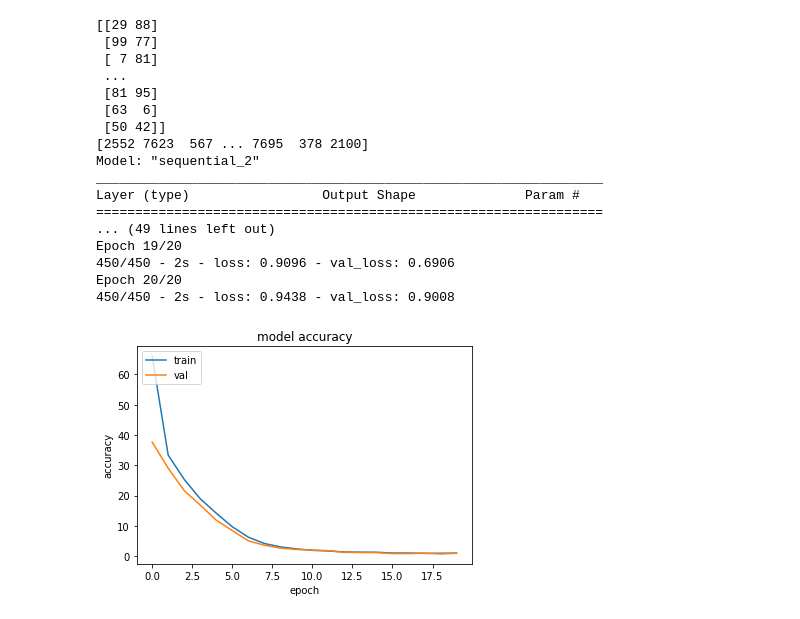
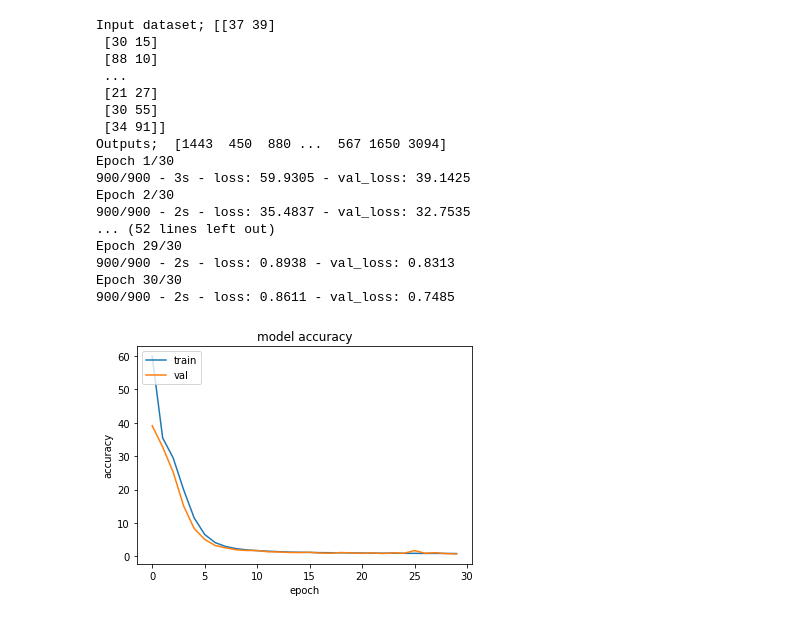
Before and after one commit to doneforaiur/ardic-mulakat, a Jupyter notebook: mult_ai.ipynb, the cells around one changed output. Drawn from its saved outputs; the diff is of its cells as text; code cells hidden in the pictures.

```diff
--- a/mult_ai.ipynb
+++ b/mult_ai.ipynb
@@ -2,55 +22,54 @@
 import numpy as np
 import random
 import tensorflow as tf
 from tensorflow import keras
 from keras import Input, Model
 from keras.layers import Dense
 from keras.models import Sequential
 from matplotlib import pyplot as plt
 
-trainingInput = np.array([[random.randrange(1, 100) ,  random.randrange(1,100)] for i in range(1, 100*100*5)])
+trainingInput = np.array([[random.randrange(1, 100) ,  random.randrange(1,100)] for i in range(1, 100*100*10)])
 trainingOutput =  np.array([(input [0] * input [1]) for input  in trainingInput ])
 
-print(trainingInput)
-print(trainingOutput)
+print("Input dataset;", trainingInput)
+print("Outputs; ", trainingOutput)
 
 model = keras.Sequential([
     keras.layers.Flatten(input_shape=(2,)),
-    tf.keras.layers.Dense(128, activation="relu"),
-    tf.keras.layers.Dense(128, activation="relu"),
+    tf.keras.layers.Dense(64, activation="relu"),
+    tf.keras.layers.Dense(64, activation="relu"),
     keras.layers.Dense(1)
 ])
 
 opt = keras.optimizers.Adam(learning_rate=0.001)
 model.compile(optimizer=opt, loss='mape')
 
-print(model.summary())
-history = model.fit(trainingInput, trainingOutput, batch_size=100, validation_split=0.1, epochs=20, verbose=2)
+history = model.fit(trainingInput, trainingOutput, batch_size=100, validation_split=0.1, epochs=30, verbose=2)
 
 plt.plot(history.history['loss'])
 plt.plot(history.history['val_loss'])
 plt.title('model accuracy')
 plt.ylabel('accuracy')
 plt.xlabel('epoch')
 plt.legend(['train', 'val'], loc='upper left')
 plt.show()
 # %% [output]
-[[29 88]
- [99 77]
- [ 7 81]
+Input dataset; [[37 39]
+ [30 15]
+ [88 10]
  ...
- [81 95]
- [63  6]
- [50 42]]
-[2552 7623  567 ... 7695  378 2100]
-Model: "sequential_2"
-_________________________________________________________________
-Layer (type)                 Output Shape              Param #
-=================================================================
-... (49 lines left out)
-Epoch 19/20
-450/450 - 2s - loss: 0.9096 - val_loss: 0.6906
-Epoch 20/20
-450/450 - 2s - loss: 0.9438 - val_loss: 0.9008
+ [21 27]
+ [30 55]
+ [34 91]]
+Outputs;  [1443  450  880 ...  567 1650 3094]
+Epoch 1/30
+900/900 - 3s - loss: 59.9305 - val_loss: 39.1425
+Epoch 2/30
+900/900 - 2s - loss: 35.4837 - val_loss: 32.7535
+... (52 lines left out)
+Epoch 29/30
+900/900 - 2s - loss: 0.8938 - val_loss: 0.8313
+Epoch 30/30
+900/900 - 2s - loss: 0.8611 - val_loss: 0.7485
-[figure, old version]
+[figure, new version]
 # %%
```
Also changed, not shown: parts of 4 cells of this notebook.
